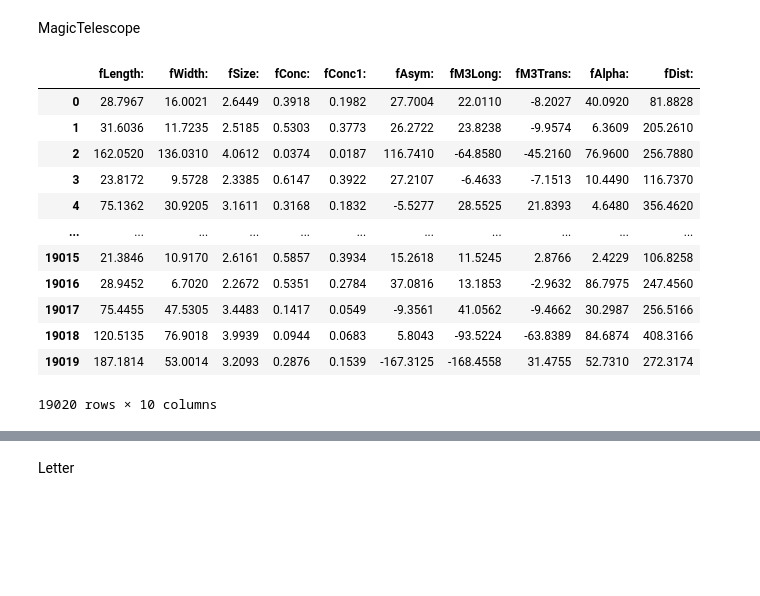
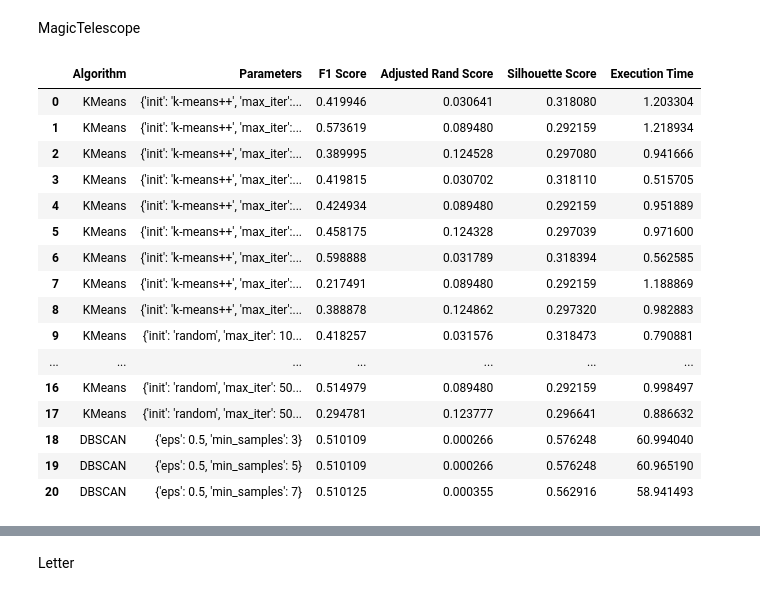
Before and after one commit to Luckseegan/Clustering, a Jupyter notebook: clusters.ipynb, the cells around one changed output, grey strips where cells are left out. Cells and saved outputs as stored; diff of their text form; code cells hidden in the pictures; blank space fills up the shorter version.

```diff
--- a/clusters.ipynb
+++ b/clusters.ipynb
@@ -33,8 +33,8 @@ algorithms = [
     {'name': 'MeanShift', 'class': MeanShift, 'param_grid': {'bandwidth': [0.5, 1.0, 1.5], 'cluster_all': [True, False]}},
     {'name': 'SpectralClustering', 'class': SpectralClustering, 'param_grid': {'n_clusters': [2, 3, 4], 'affinity': ['nearest_neighbors', 'rbf'], 'n_neighbors': [5, 10, 15]}},
     {'name': 'Birch', 'class': Birch, 'param_grid': {'n_clusters': [2, 3, 4], 'threshold': [0.1, 0.5, 1.0], 'branching_factor': [20, 50, 100]}},
-    {'name': 'AffinityPropagation', 'class': AffinityPropagation, 'param_grid': {'damping': [0.5, 0.7, 0.9], 'preference': [-50, -10, -1]}},
-    {'name': 'Ward', 'class': AgglomerativeClustering, 'param_grid': {'n_clusters': [2, 3, 4, 5], 'affinity': ['euclidean'], 'linkage': ['ward']}}
+    {'name': 'Ward', 'class': AgglomerativeClustering, 'param_grid': {'n_clusters': [2, 3, 4, 5], 'affinity': ['euclidean'], 'linkage': ['ward']}},
+    {'name': 'AffinityPropagation', 'class': AffinityPropagation, 'param_grid': {'damping': [0.5, 0.7, 0.9], 'preference': [-50, -10, -1]}}
 
 ]
 # %%
@@ -96,8 +98,9 @@ algorithms = [
     {'name': 'MeanShift', 'class': MeanShift, 'param_grid': {'bandwidth': [0.5, 1.0, 1.5], 'cluster_all': [True, False]}},
     {'name': 'SpectralClustering', 'class': SpectralClustering, 'param_grid': {'n_clusters': [2, 3, 4], 'affinity': ['nearest_neighbors', 'rbf'], 'n_neighbors': [5, 10, 15]}},
     {'name': 'Birch', 'class': Birch, 'param_grid': {'n_clusters': [2, 3, 4], 'threshold': [0.1, 0.5, 1.0], 'branching_factor': [20, 50, 100]}},
+    {'name': 'Ward', 'class': AgglomerativeClustering, 'param_grid': {'n_clusters': [2, 3, 4, 5], 'affinity': ['euclidean'], 'linkage': ['ward']}},
     {'name': 'AffinityPropagation', 'class': AffinityPropagation, 'param_grid': {'damping': [0.5, 0.7, 0.9], 'preference': [-50, -10, -1]}},
-    {'name': 'Ward', 'class': AgglomerativeClustering, 'param_grid': {'n_clusters': [2, 3, 4, 5], 'affinity': ['euclidean'], 'linkage': ['ward']}}
+
 
 ]
 # Define the function to run a clustering algorithm with each parameter combination
@@ -328,16 +567,39 @@ X, y, categorical_indicator, attribute_names = magictelescope.get_data(target=ma
 # %%
-X
+algorithms = [
+    {'name': 'KMeans', 'class': KMeans, 'param_grid': {'n_clusters': [2, 3, 4], 'init': ['k-means++', 'random'], 'max_iter': [100, 300, 500]}},
+    #{'name': 'AgglomerativeClustering', 'class': AgglomerativeClustering, 'param_grid': {'n_clusters': [2, 3, 4, 5], 'affinity': ['euclidean', 'manhattan', 'cosine'], 'linkage': ['complete', 'average']}},
+    {'name': 'DBSCAN', 'class': DBSCAN, 'param_grid': {'eps': [0.5, 1.0, 1.5], 'min_samples': [3, 5, 7]}},
+    #{'name': 'OPTICS', 'class': OPTICS, 'param_grid': {'min_samples': [3, 5, 7], 'xi': [0.01, 0.05, 0.1]}},
+    #{'name': 'GaussianMixture', 'class': GaussianMixture, 'param_grid': {'n_components': [2, 3, 4], 'covariance_type': ['full', 'tied', 'diag', 'spherical'], 'max_iter': [100, 300, 500]}},
+    #{'name': 'MeanShift', 'class': MeanShift, 'param_grid': {'bandwidth': [0.5, 1.0, 1.5], 'cluster_all': [True, False]}},
+    #{'name': 'SpectralClustering', 'class': SpectralClustering, 'param_grid': {'n_clusters': [2, 3, 4], 'affinity': ['nearest_neighbors', 'rbf'], 'n_neighbors': [5, 10, 15]}},
+    #{'name': 'Birch', 'class': Birch, 'param_grid': {'n_clusters': [2, 3, 4], 'threshold': [0.1, 0.5, 1.0], 'branching_factor': [20, 50, 100]}},
+    #{'name': 'Ward', 'class': AgglomerativeClustering, 'param_grid': {'n_clusters': [2, 3, 4, 5], 'affinity': ['euclidean'], 'linkage': ['ward']}},
+    #{'name': 'AffinityPropagation', 'class': AffinityPropagation, 'param_grid': {'damping': [0.5, 0.7, 0.9], 'max_iter': [100, 200, 300]}}
+]
+
+run_parallel(algorithms)
+
+# Run all the algorithms in parallel and save the results to a CSV file
+results = run_parallel(algorithms)
+results_df = pd.DataFrame(results)
+results_df.to_csv('clustering_results_MagicTelescope.csv', index=False)
+results_df
 # %% [output]
-|  | fLength: | fWidth: | fSize: | fConc: | fConc1: | fAsym: | fM3Long: | fM3Trans: | fAlpha: | fDist: |
-| 0 | 28.7967 | 16.0021 | 2.6449 | 0.3918 | 0.1982 | 27.7004 | 22.0110 | -8.2027 | 40.0920 | 81.8828 |
-| 1 | 31.6036 | 11.7235 | 2.5185 | 0.5303 | 0.3773 | 26.2722 | 23.8238 | -9.9574 | 6.3609 | 205.2610 |
-| 2 | 162.0520 | 136.0310 | 4.0612 | 0.0374 | 0.0187 | 116.7410 | -64.8580 | -45.2160 | 76.9600 | 256.7880 |
-| 3 | 23.8172 | 9.5728 | 2.3385 | 0.6147 | 0.3922 | 27.2107 | -6.4633 | -7.1513 | 10.4490 | 116.7370 |
-| 4 | 75.1362 | 30.9205 | 3.1611 | 0.3168 | 0.1832 | -5.5277 | 28.5525 | 21.8393 | 4.6480 | 356.4620 |
-| ... | ... | ... | ... | ... | ... | ... | ... | ... | ... | ... |
-| 19015 | 21.3846 | 10.9170 | 2.6161 | 0.5857 | 0.3934 | 15.2618 | 11.5245 | 2.8766 | 2.4229 | 106.8258 |
-| 19016 | 28.9452 | 6.7020 | 2.2672 | 0.5351 | 0.2784 | 37.0816 | 13.1853 | -2.9632 | 86.7975 | 247.4560 |
-| 19017 | 75.4455 | 47.5305 | 3.4483 | 0.1417 | 0.0549 | -9.3561 | 41.0562 | -9.4662 | 30.2987 | 256.5166 |
-| 19018 | 120.5135 | 76.9018 | 3.9939 | 0.0944 | 0.0683 | 5.8043 | -93.5224 | -63.8389 | 84.6874 | 408.3166 |
-| 19019 | 187.1814 | 53.0014 | 3.2093 | 0.2876 | 0.1539 | -167.3125 | -168.4558 | 31.4755 | 52.7310 | 272.3174 |
+|  | Algorithm | Parameters | F1 Score | Adjusted Rand Score | Silhouette Score | Execution Time |
+| 0 | KMeans | {'init': 'k-means++', 'max_iter':... | 0.419946 | 0.030641 | 0.318080 | 1.203304 |
+| 1 | KMeans | {'init': 'k-means++', 'max_iter':... | 0.573619 | 0.089480 | 0.292159 | 1.218934 |
+| 2 | KMeans | {'init': 'k-means++', 'max_iter':... | 0.389995 | 0.124528 | 0.297080 | 0.941666 |
+| 3 | KMeans | {'init': 'k-means++', 'max_iter':... | 0.419815 | 0.030702 | 0.318110 | 0.515705 |
+| 4 | KMeans | {'init': 'k-means++', 'max_iter':... | 0.424934 | 0.089480 | 0.292159 | 0.951889 |
+| 5 | KMeans | {'init': 'k-means++', 'max_iter':... | 0.458175 | 0.124328 | 0.297039 | 0.971600 |
+| 6 | KMeans | {'init': 'k-means++', 'max_iter':... | 0.598888 | 0.031789 | 0.318394 | 0.562585 |
+| 7 | KMeans | {'init': 'k-means++', 'max_iter':... | 0.217491 | 0.089480 | 0.292159 | 1.188869 |
+| 8 | KMeans | {'init': 'k-means++', 'max_iter':... | 0.388878 | 0.124862 | 0.297320 | 0.982883 |
+| 9 | KMeans | {'init': 'random', 'max_iter': 10... | 0.418257 | 0.031576 | 0.318473 | 0.790881 |
+| ... | ... | ... | ... | ... | ... | ... |
+| 16 | KMeans | {'init': 'random', 'max_iter': 50... | 0.514979 | 0.089480 | 0.292159 | 0.998497 |
+| 17 | KMeans | {'init': 'random', 'max_iter': 50... | 0.294781 | 0.123777 | 0.296641 | 0.886632 |
+| 18 | DBSCAN | {'eps': 0.5, 'min_samples': 3} | 0.510109 | 0.000266 | 0.576248 | 60.994040 |
+| 19 | DBSCAN | {'eps': 0.5, 'min_samples': 5} | 0.510109 | 0.000266 | 0.576248 | 60.965190 |
+| 20 | DBSCAN | {'eps': 0.5, 'min_samples': 7} | 0.510125 | 0.000355 | 0.562916 | 58.941493 |
-19020 rows × 10 columns
```
Also changed, not shown: parts of 25 cells of this notebook, 5 other files.
